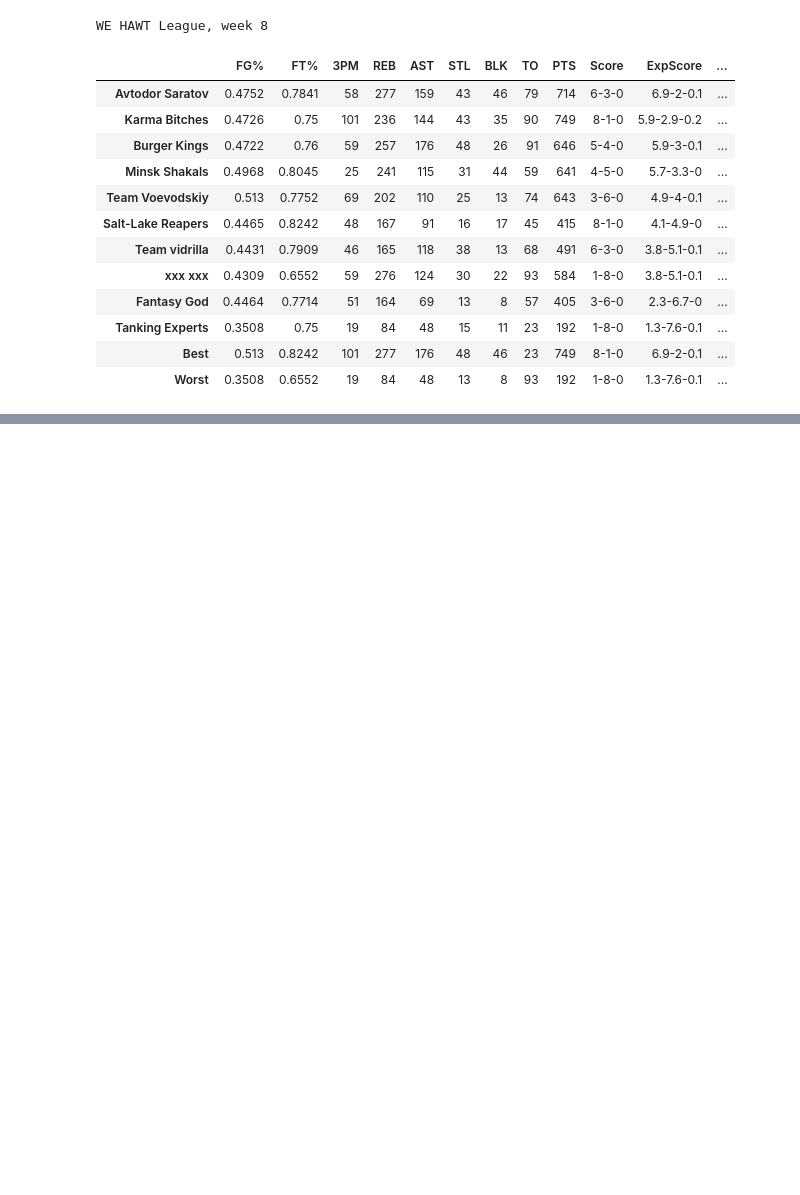
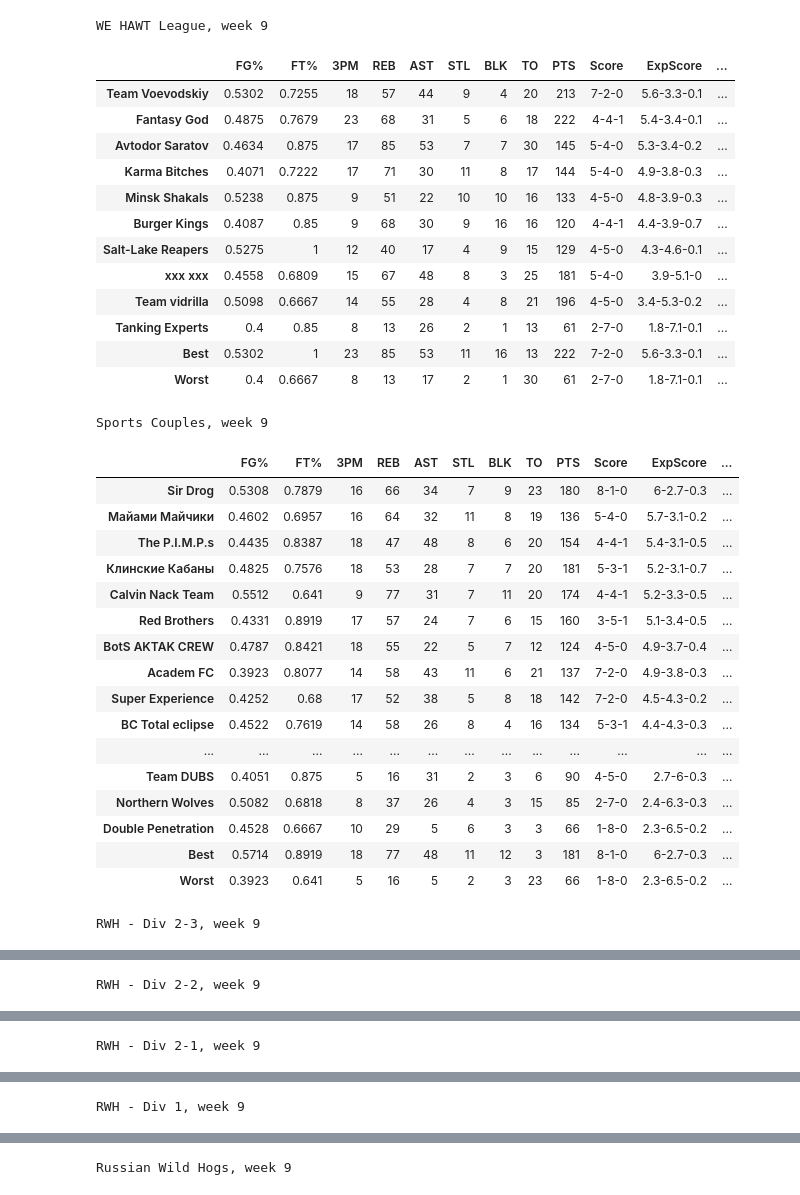
Before and after one commit to KlicOgogo/ESPN-Fantasy-Fun-Stuff, a Jupyter notebook: draft.ipynb, the cells around one changed output, grey strips where cells are left out. Cells and saved outputs as stored; diff of their text form; code cells hidden in the pictures; blank space fills up the shorter version.

```diff
--- a/draft.ipynb
+++ b/draft.ipynb
@@ -214,3 +129,3 @@ data
 # %%
 leagues = [27465869]
-a, b, c, d = get_stats(leagues, 1)
+a, b, c, d = get_stats(leagues, 2)
@@ -232,24 +200,4 @@ data
 # %%
-def get_week_results(scoreboard_html_source):
-    matchups = scoreboard_html_source.findAll('div', {'Scoreboard__Row'})
-    results = []
-    for match in matchups:
-        opponents = match.findAll('li', 'ScoreboardScoreCell__Item')
-        team_names = []
-        for opp in opponents:
-            team_names.append(opp.findAll('div', {'class': 'ScoreCell__TeamName'})[0].text)
-
-        rows = match.findAll('tr', {'Table2__tr'})
-        categories = [header.text for header in rows[0].findAll('th', {'Table2__th'})[1:]]
-        first_player_stats = [data.text for data in rows[1].findAll('td', {'Table2__td'})[1:]]
-        second_player_stats = [data.text for data in rows[2].findAll('td', {'Table2__td'})[1:]]
-
-        results.append(
-            ((team_names[0], [(cat, float(stat)) for cat, stat in zip(categories, first_player_stats)]),
-             (team_names[1], [(cat, float(stat)) for cat, stat in zip(categories, second_player_stats)])))
-    return results, categories
-
-
 def get_scores_info(results, categories):
     indexes = []
     data = []
@@ -424,10 +369,10 @@ def get_matchup_result(team_stat, opp_stat, categories):
     else:
         return 'L'
 # %%
-week = 8
+week = 9
 leagues = [43767928, 134112, 99121987, 282844, 199973, 142634, 174837]
 cat_subset = [43767928, 134112]
-leagues = [43767928]
+# leagues = [43767928]
 browser = webdriver.Chrome()
 for league in leagues:
     link = f'https://fantasy.espn.com/basketball/league/scoreboard?leagueId={league}&matchupPeriodId={week}'
@@ -468,43 +413,62 @@ for league in leagues:
                                data=list(matchups_win_stats.values()))
     week_res_df = pd.DataFrame(index=exp_result.keys(), columns=['ER'],
                                data=list(exp_result.values()))
     add = get_places_table(vvv, cat)
 
     vvv = vvv.merge(score_df, how='outer', left_index=True, right_index=True)
     if league in cat_subset:
         vvv = vvv.merge(exp_score_df, how='outer', left_index=True, right_index=True)
     else:
         vvv = vvv.merge(matchups_df, how='outer', left_index=True, right_index=True)
         vvv = vvv.merge(week_res_df, how='outer', left_index=True, right_index=True)
     addded = vvv.merge(add, how='outer', left_index=True, right_index=True)
     addded = addded.sort_values(['SUM', 'PTS'])
 
     additional_cols = ['Score', 'TP', 'ER']
     if league in cat_subset:
         additional_cols = ['Score', 'ExpScore']
     to_add = pd.DataFrame(data=list(get_best_and_worst_rows(addded, cat + additional_cols)),
                           index=['Best', 'Worst'])
     aaa = addded.append(to_add, sort=False)
     styles = [dict(selector='caption', props=[('text-align', 'center')])]
     aaa_styler = aaa.style.set_table_styles(styles).\
         apply(color_category_column, subset=pd.IndexSlice[aaa.index, set(additional_cols + cat) - {'ER'}]).\
         set_caption(f'{league_name}, week {week}').\
         apply(color_place_column, subset=pd.IndexSlice[addded.index, [f'{c} ' for c in cat]])
     if league not in cat_subset:
         aaa_styler = aaa_styler.applymap(color_matchup_result, subset=pd.IndexSlice[addded.index, ['ER']])
     display(aaa_styler)
 # %% [output]
-WE HAWT League, week 8
+WE HAWT League, week 9
 |  | FG% | FT% | 3PM | REB | AST | STL | BLK | TO | PTS | Score | ExpScore | ... |
-| Avtodor Saratov | 0.4752 | 0.7841 | 58 | 277 | 159 | 43 | 46 | 79 | 714 | 6-3-0 | 6.9-2-0.1 | ... |
-| Karma Bitches | 0.4726 | 0.75 | 101 | 236 | 144 | 43 | 35 | 90 | 749 | 8-1-0 | 5.9-2.9-0.2 | ... |
-| Burger Kings | 0.4722 | 0.76 | 59 | 257 | 176 | 48 | 26 | 91 | 646 | 5-4-0 | 5.9-3-0.1 | ... |
-| Minsk Shakals | 0.4968 | 0.8045 | 25 | 241 | 115 | 31 | 44 | 59 | 641 | 4-5-0 | 5.7-3.3-0 | ... |
-| Team Voevodskiy | 0.513 | 0.7752 | 69 | 202 | 110 | 25 | 13 | 74 | 643 | 3-6-0 | 4.9-4-0.1 | ... |
-| Salt-Lake Reapers | 0.4465 | 0.8242 | 48 | 167 | 91 | 16 | 17 | 45 | 415 | 8-1-0 | 4.1-4.9-0 | ... |
-| Team vidrilla | 0.4431 | 0.7909 | 46 | 165 | 118 | 38 | 13 | 68 | 491 | 6-3-0 | 3.8-5.1-0.1 | ... |
-| xxx xxx | 0.4309 | 0.6552 | 59 | 276 | 124 | 30 | 22 | 93 | 584 | 1-8-0 | 3.8-5.1-0.1 | ... |
-| Fantasy God | 0.4464 | 0.7714 | 51 | 164 | 69 | 13 | 8 | 57 | 405 | 3-6-0 | 2.3-6.7-0 | ... |
-| Tanking Experts | 0.3508 | 0.75 | 19 | 84 | 48 | 15 | 11 | 23 | 192 | 1-8-0 | 1.3-7.6-0.1 | ... |
-| Best | 0.513 | 0.8242 | 101 | 277 | 176 | 48 | 46 | 23 | 749 | 8-1-0 | 6.9-2-0.1 | ... |
-| Worst | 0.3508 | 0.6552 | 19 | 84 | 48 | 13 | 8 | 93 | 192 | 1-8-0 | 1.3-7.6-0.1 | ... |
+| Team Voevodskiy | 0.5302 | 0.7255 | 18 | 57 | 44 | 9 | 4 | 20 | 213 | 7-2-0 | 5.6-3.3-0.1 | ... |
+| Fantasy God | 0.4875 | 0.7679 | 23 | 68 | 31 | 5 | 6 | 18 | 222 | 4-4-1 | 5.4-3.4-0.1 | ... |
+| Avtodor Saratov | 0.4634 | 0.875 | 17 | 85 | 53 | 7 | 7 | 30 | 145 | 5-4-0 | 5.3-3.4-0.2 | ... |
+| Karma Bitches | 0.4071 | 0.7222 | 17 | 71 | 30 | 11 | 8 | 17 | 144 | 5-4-0 | 4.9-3.8-0.3 | ... |
+| Minsk Shakals | 0.5238 | 0.875 | 9 | 51 | 22 | 10 | 10 | 16 | 133 | 4-5-0 | 4.8-3.9-0.3 | ... |
+| Burger Kings | 0.4087 | 0.85 | 9 | 68 | 30 | 9 | 16 | 16 | 120 | 4-4-1 | 4.4-3.9-0.7 | ... |
+| Salt-Lake Reapers | 0.5275 | 1 | 12 | 40 | 17 | 4 | 9 | 15 | 129 | 4-5-0 | 4.3-4.6-0.1 | ... |
+| xxx xxx | 0.4558 | 0.6809 | 15 | 67 | 48 | 8 | 3 | 25 | 181 | 5-4-0 | 3.9-5.1-0 | ... |
+| Team vidrilla | 0.5098 | 0.6667 | 14 | 55 | 28 | 4 | 8 | 21 | 196 | 4-5-0 | 3.4-5.3-0.2 | ... |
+| Tanking Experts | 0.4 | 0.85 | 8 | 13 | 26 | 2 | 1 | 13 | 61 | 2-7-0 | 1.8-7.1-0.1 | ... |
+| Best | 0.5302 | 1 | 23 | 85 | 53 | 11 | 16 | 13 | 222 | 7-2-0 | 5.6-3.3-0.1 | ... |
+| Worst | 0.4 | 0.6667 | 8 | 13 | 17 | 2 | 1 | 30 | 61 | 2-7-0 | 1.8-7.1-0.1 | ... |
+Sports Couples, week 9
+|  | FG% | FT% | 3PM | REB | AST | STL | BLK | TO | PTS | Score | ExpScore | ... |
+| Sir Drog | 0.5308 | 0.7879 | 16 | 66 | 34 | 7 | 9 | 23 | 180 | 8-1-0 | 6-2.7-0.3 | ... |
+| Майами Майчики | 0.4602 | 0.6957 | 16 | 64 | 32 | 11 | 8 | 19 | 136 | 5-4-0 | 5.7-3.1-0.2 | ... |
+| The P.I.M.P.s | 0.4435 | 0.8387 | 18 | 47 | 48 | 8 | 6 | 20 | 154 | 4-4-1 | 5.4-3.1-0.5 | ... |
+| Клинские Кабаны | 0.4825 | 0.7576 | 18 | 53 | 28 | 7 | 7 | 20 | 181 | 5-3-1 | 5.2-3.1-0.7 | ... |
+| Calvin Nack Team | 0.5512 | 0.641 | 9 | 77 | 31 | 7 | 11 | 20 | 174 | 4-4-1 | 5.2-3.3-0.5 | ... |
+| Red Brothers | 0.4331 | 0.8919 | 17 | 57 | 24 | 7 | 6 | 15 | 160 | 3-5-1 | 5.1-3.4-0.5 | ... |
+| BotS AKTAK CREW | 0.4787 | 0.8421 | 18 | 55 | 22 | 5 | 7 | 12 | 124 | 4-5-0 | 4.9-3.7-0.4 | ... |
+| Academ FC | 0.3923 | 0.8077 | 14 | 58 | 43 | 11 | 6 | 21 | 137 | 7-2-0 | 4.9-3.8-0.3 | ... |
+| Super Experience | 0.4252 | 0.68 | 17 | 52 | 38 | 5 | 8 | 18 | 142 | 7-2-0 | 4.5-4.3-0.2 | ... |
+| BC Total eclipse | 0.4522 | 0.7619 | 14 | 58 | 26 | 8 | 4 | 16 | 134 | 5-3-1 | 4.4-4.3-0.3 | ... |
+| ... | ... | ... | ... | ... | ... | ... | ... | ... | ... | ... | ... | ... |
+| Team DUBS | 0.4051 | 0.875 | 5 | 16 | 31 | 2 | 3 | 6 | 90 | 4-5-0 | 2.7-6-0.3 | ... |
+| Northern Wolves | 0.5082 | 0.6818 | 8 | 37 | 26 | 4 | 3 | 15 | 85 | 2-7-0 | 2.4-6.3-0.3 | ... |
+| Double Penetration | 0.4528 | 0.6667 | 10 | 29 | 5 | 6 | 3 | 3 | 66 | 1-8-0 | 2.3-6.5-0.2 | ... |
+| Best | 0.5714 | 0.8919 | 18 | 77 | 48 | 11 | 12 | 3 | 181 | 8-1-0 | 6-2.7-0.3 | ... |
+| Worst | 0.3923 | 0.641 | 5 | 16 | 5 | 2 | 3 | 23 | 66 | 1-8-0 | 2.3-6.5-0.2 | ... |
+RWH - Div 2-3, week 9
@@ -510,0 +492 @@ WE HAWT League, week 8
+RWH - Div 2-2, week 9
@@ -510,0 +510 @@ WE HAWT League, week 8
+RWH - Div 2-1, week 9
@@ -510,0 +528 @@ WE HAWT League, week 8
+RWH - Div 1, week 9
@@ -510,0 +546 @@ WE HAWT League, week 8
+Russian Wild Hogs, week 9
```
Also changed, not shown: parts of 11 cells of this notebook, 5 other files.
